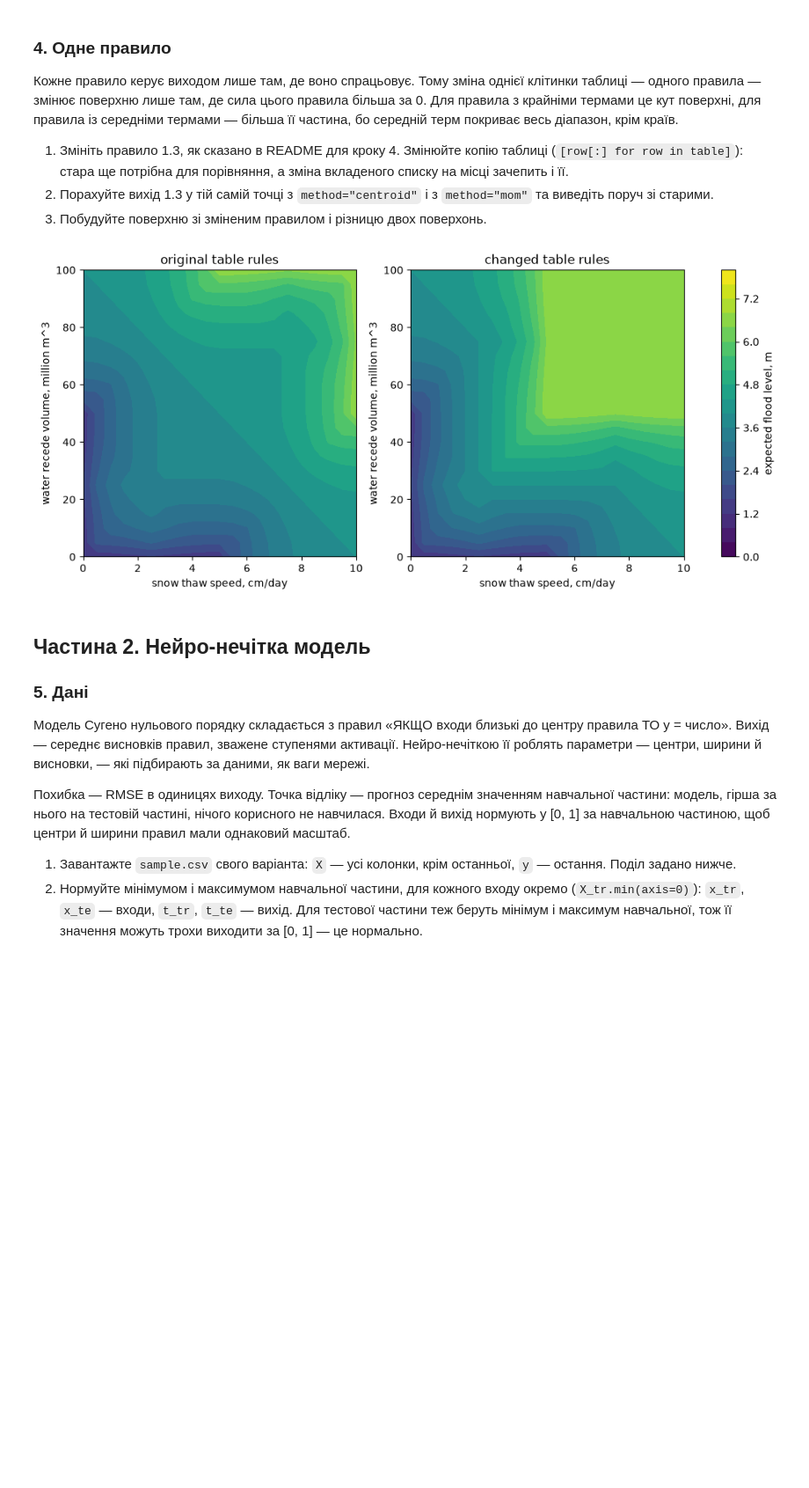
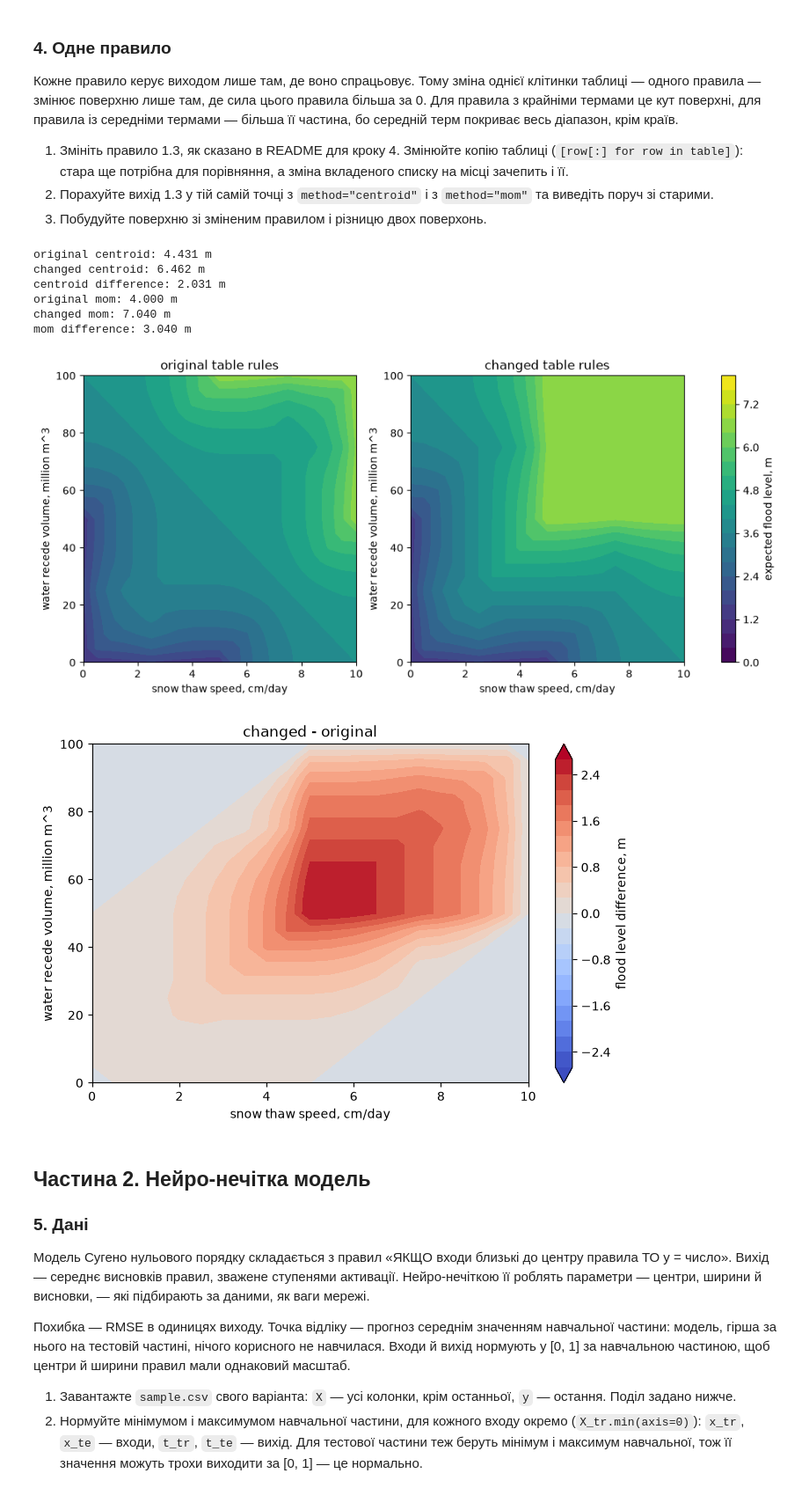
Before and after one commit to EmitRemus/kp_soft_data_analytics, a Jupyter notebook: kp.ipynb, the cells around one changed output. Shown at 88% size. Drawn from its saved outputs; the diff is of its cells as text; code cells hidden in the pictures; blank space fills up the shorter version.

```diff
--- a/kp.ipynb
+++ b/kp.ipynb
@@ -222,26 +222,61 @@ plt.show()
 # %%
 # TODO: змінене правило, вихід 1.3 і поверхні
 table_13_changed = [row.copy() for row in table_13]
 table_13_changed[1][1] = "високий"
 
+changed_centroid = fuzzy_system(*range_13, table_13_changed, "centroid")
+changed_mom = fuzzy_system(*range_13, table_13_changed, "mom")
+
+z_changed_centroid = calculate_fuzzy(changed_centroid, z11, z12)
+z_changed_mom = calculate_fuzzy(changed_mom, z11, z12)
+
+print(f"original centroid: {z13_centroid:.3f} m")
+print(f"changed centroid: {z_changed_centroid:.3f} m")
+print(f"centroid difference: {z_changed_centroid - z13_centroid:.3f} m")
+
+print(f"original mom: {z13_mom:.3f} m")
+print(f"changed mom: {z_changed_mom:.3f} m")
+print(f"mom difference: {z_changed_mom - z13_mom:.3f} m")
+
 Z_changed = fuzzy_surface(table_13_changed)
+Z_difference = Z_changed - Z_original
 
 fig, axes = plt.subplots(1, 2, figsize=(13, 5))
 
 axes[0].contourf(xs, ys, Z_original, levels=np.linspace(0, 8, 21), cmap="viridis")
 axes[0].set_title("original table rules")
 
 im = axes[1].contourf(xs, ys, Z_changed, levels=np.linspace(0, 8, 21), cmap="viridis")
 axes[1].set_title("changed table rules")
 
 for ax in axes:
     ax.set_xlabel("snow thaw speed, cm/day")
     ax.set_ylabel("water recede volume, million m^3")
 
 fig.colorbar(im, ax=axes, label="expected flood level, m")
 plt.show()
+
+fig, ax = plt.subplots(figsize=(8, 5))
+
+limit = max(abs(Z_difference.min()), abs(Z_difference.max()), 0.01)
+
+im = ax.contourf(xs, ys, Z_difference, levels=np.linspace(-limit, limit, 21), cmap="coolwarm", extend="both")
+
+ax.set_title("changed - original")
+ax.set_xlabel("snow thaw speed, cm/day")
+ax.set_ylabel("water recede volume, million m^3")
+
+fig.colorbar(im, ax=ax, label="flood level difference, m")
+plt.show()
 # %% [output]
+original centroid: 4.431 m
+changed centroid: 6.462 m
+centroid difference: 2.031 m
+original mom: 4.000 m
+changed mom: 7.040 m
+mom difference: 3.040 m
 [figure]
+[figure, added]
 # %% [markdown]
 ## Частина 2. Нейро-нечітка модель
 
```
Also changed, not shown: parts of 2 cells of this notebook, 1 other file.
